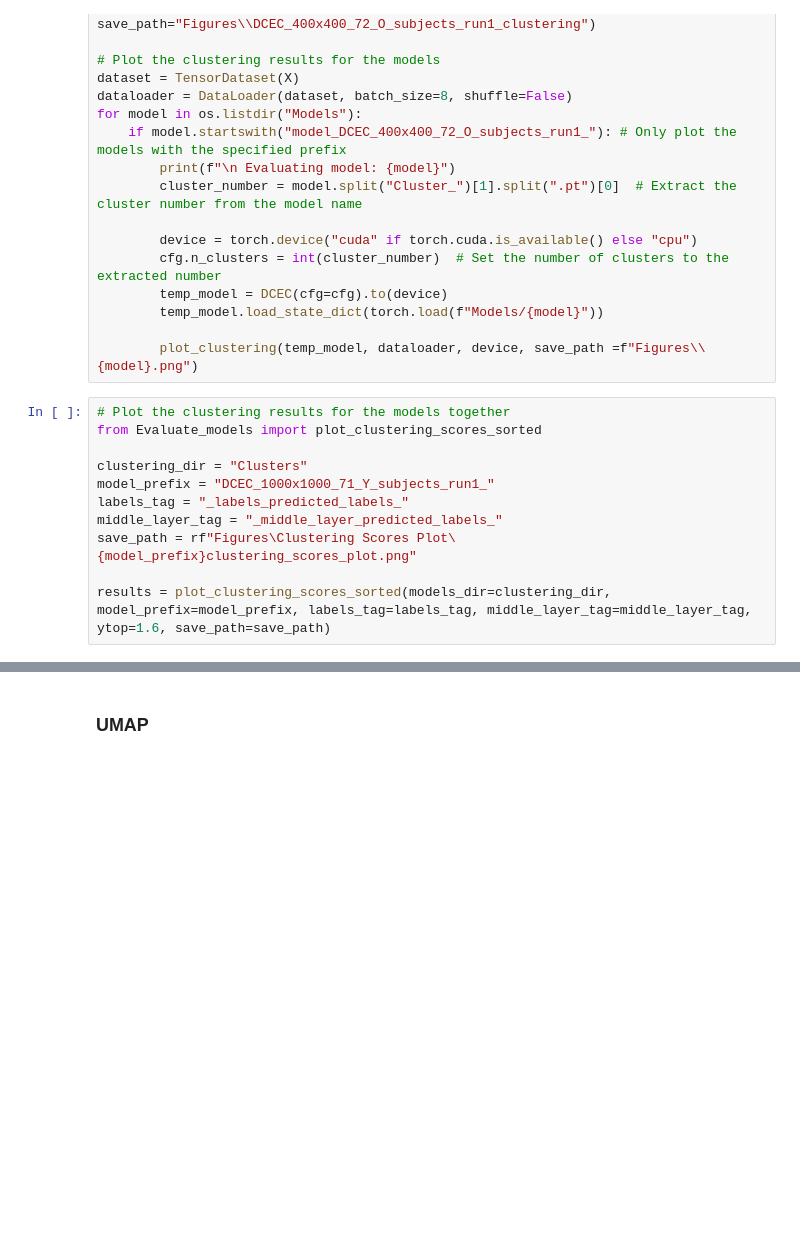
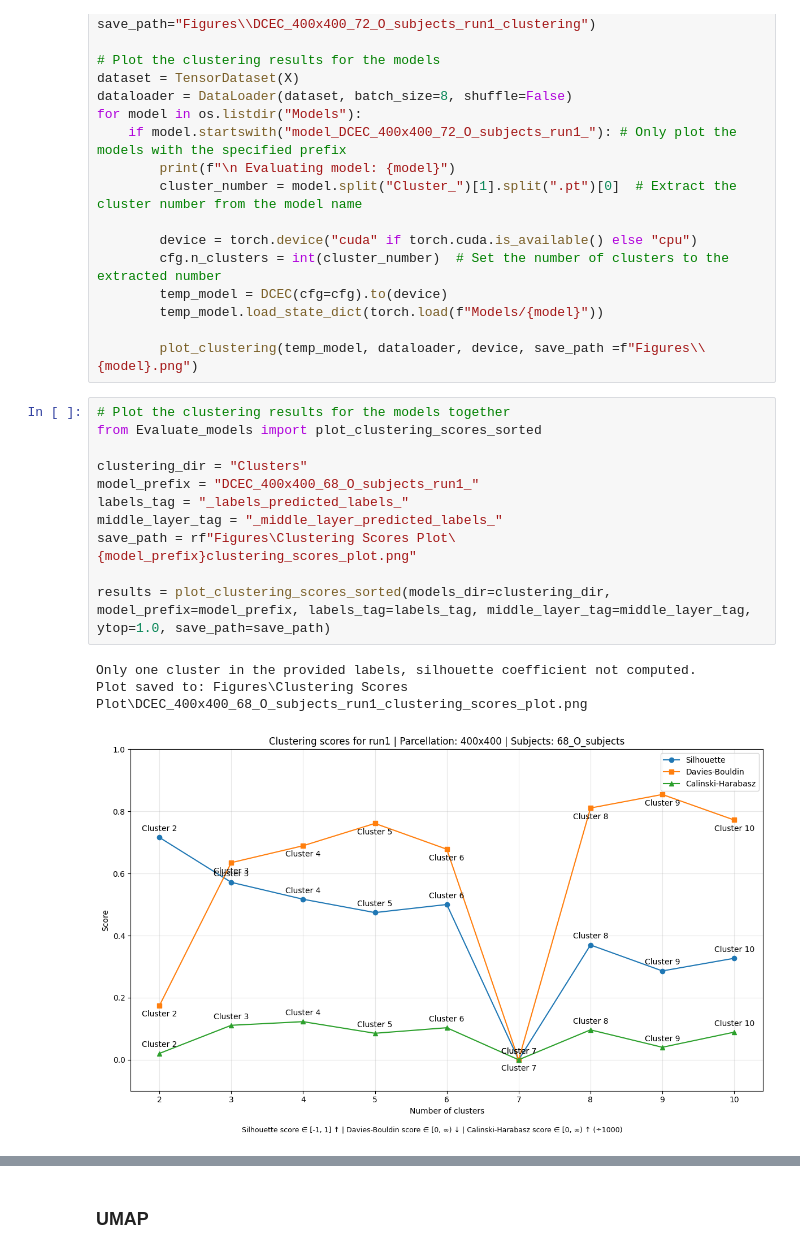
Before and after one commit to Oddrne/Master-Thesis-Autoencoder-and-UMAP-clustering-on-functional-connectivity, a Jupyter notebook: main.ipynb, the cells around one changed output, grey strips where cells are left out. Saved outputs shown, nothing was run; the diff lists cells and outputs as text; blank space fills up the shorter version.

Commit message:
Did clustering performance analysis

```diff
--- a/main.ipynb
+++ b/main.ipynb
@@ -410,14 +410,18 @@ for model in os.listdir("Models"):
 # %%
 # Plot the clustering results for the models together
 from Evaluate_models import plot_clustering_scores_sorted
 
 clustering_dir = "Clusters"
-model_prefix = "DCEC_1000x1000_71_Y_subjects_run1_"
+model_prefix = "DCEC_400x400_68_O_subjects_run1_"
 labels_tag = "_labels_predicted_labels_"
 middle_layer_tag = "_middle_layer_predicted_labels_"
 save_path = rf"Figures\Clustering Scores Plot\{model_prefix}clustering_scores_plot.png"
 
-results = plot_clustering_scores_sorted(models_dir=clustering_dir, model_prefix=model_prefix, labels_tag=labels_tag, middle_layer_tag=middle_layer_tag, ytop=1.6, save_path=save_path)
+results = plot_clustering_scores_sorted(models_dir=clustering_dir, model_prefix=model_prefix, labels_tag=labels_tag, middle_layer_tag=middle_layer_tag, ytop=1.0, save_path=save_path)
+# %% [output]
+Only one cluster in the provided labels, silhouette coefficient not computed.
+Plot saved to: Figures\Clustering Scores Plot\DCEC_400x400_68_O_subjects_run1_clustering_scores_plot.png
+[figure, added]
 # %%
 # Do tsne for the best cluster for each run
 from Convolutional_AE import plot_clustering, DCEC
```
Also changed, not shown: parts of 1 cell of this notebook, 16 other files.
